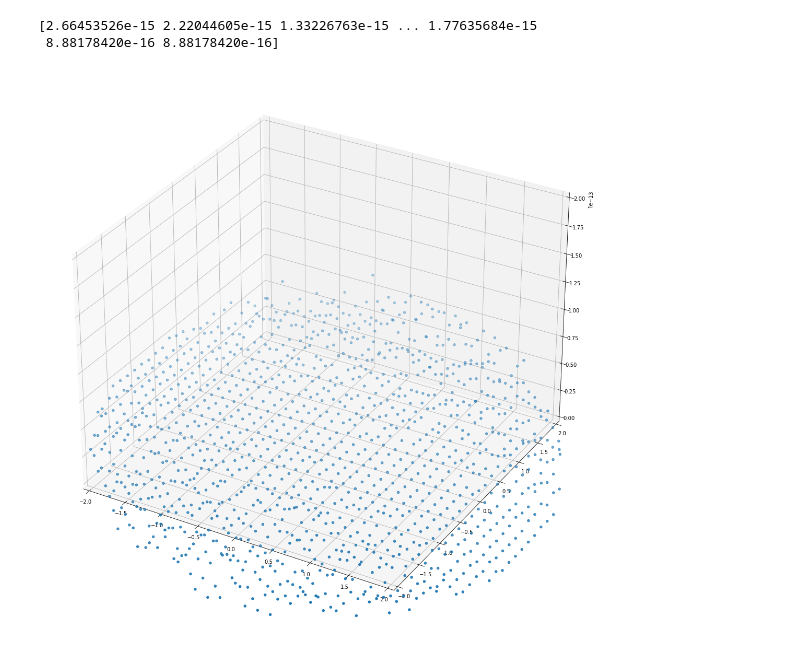
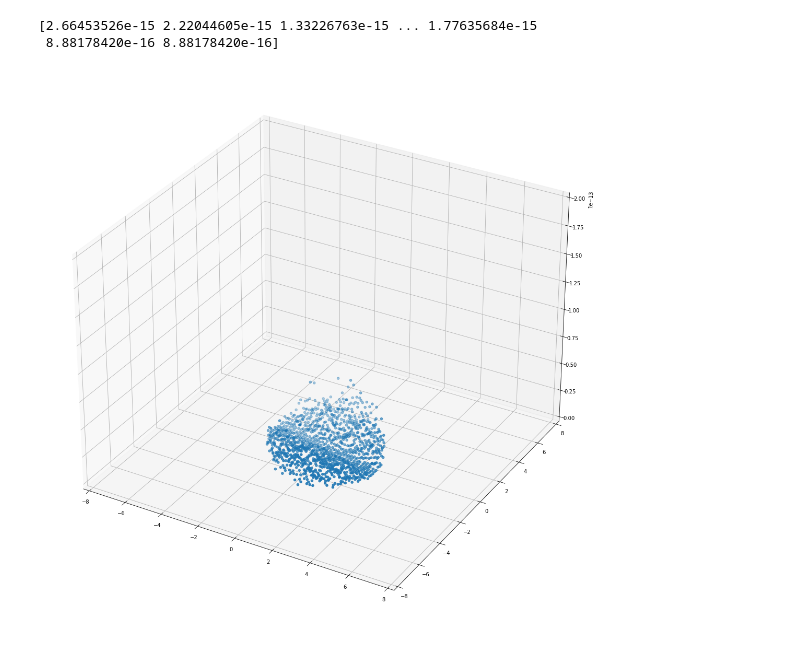
Before and after one commit to mdoshi2612/Optimal-Control, a Jupyter notebook: Quasi Interpolation.ipynb, the cells around one changed output. Drawn from its saved outputs; the diff is of its cells as text; code cells hidden in the pictures.

```diff
--- a/Quasi Interpolation.ipynb
+++ b/Quasi Interpolation.ipynb
@@ -150,18 +150,18 @@ error_plot = np.concatenate((np_coord_ellipse,error.reshape((np_coord_ellipse.sh
 # %%
 fig = plt.figure()
 ax = plt.axes(projection='3d')
 
 # plotting the points
 ax.scatter3D(error_plot[:, 0],error_plot[:, 1], error_plot[:, 2], cmap='Greens');
 
 
-ax.set_xlim3d(-8, 2)
-ax.set_ylim3d(-2, 2)
+ax.set_xlim3d(-8, 8)
+ax.set_ylim3d(-8, 8)
 ax.set_zlim3d(0, 2e-13)
 
 plt.show()
 # %% [output]
-[figure, old version]
+[figure, new version]
 # %%
 interpolant = np.zeros((np_coord_ellipse.shape))
 print(interpolant.shape)
```
Also changed, not shown: parts of 4 cells of this notebook.
